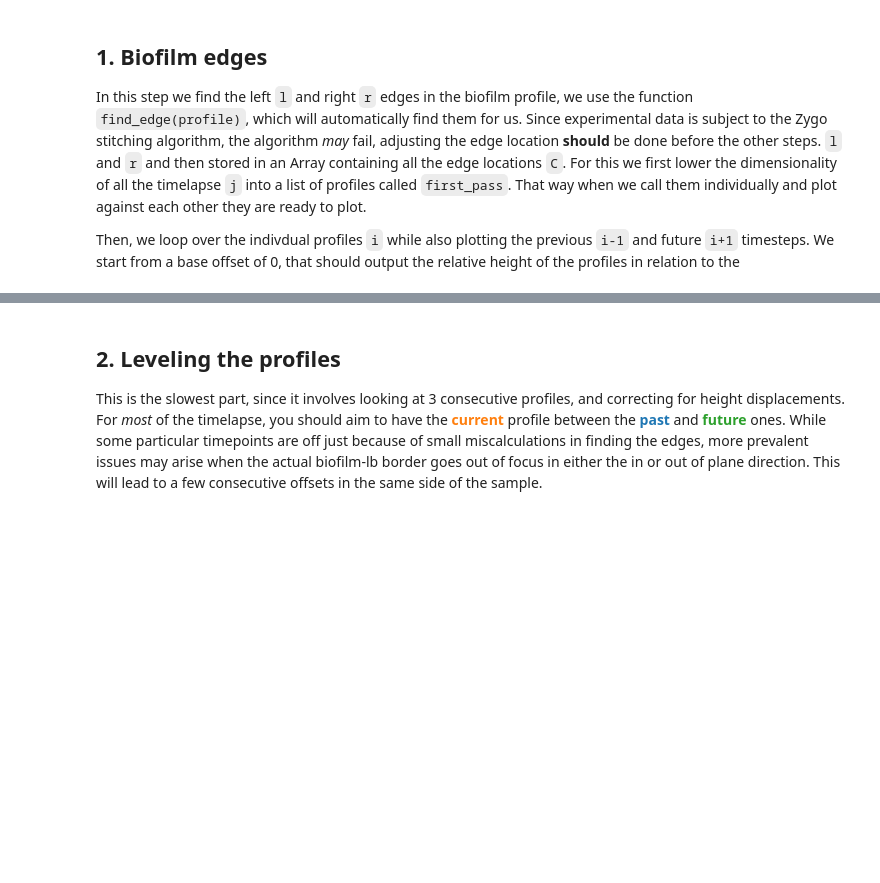
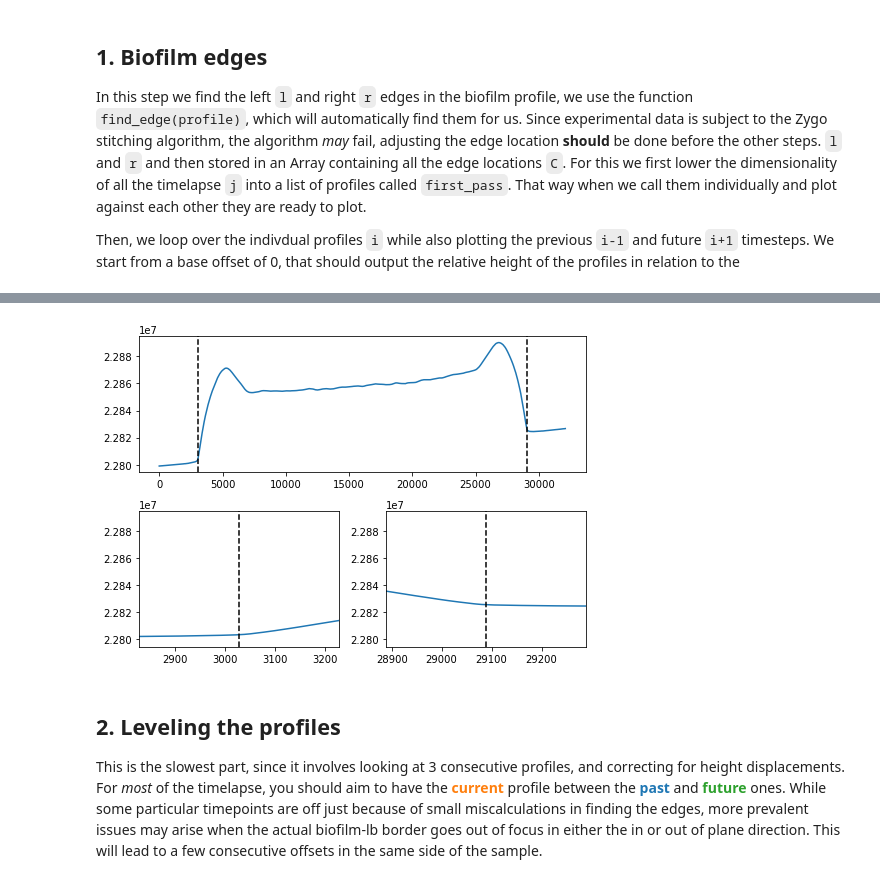
Before and after one commit to pbravoc/biofilm_surface_growth, a Jupyter notebook: data/clean_tutorial.ipynb, the cells around one changed output, grey strips where cells are left out. Saved outputs shown, nothing was run; the diff lists cells and outputs as text; code cells hidden in the pictures; blank space fills up the shorter version.

```diff
--- a/data/clean_tutorial.ipynb
+++ b/data/clean_tutorial.ipynb
@@ -223,10 +347,12 @@ plt.plot(C)
 # %%
 # Here we loop over each profile
-i = 12
-#C[i,0] = C[i-1, 0]
-#C[i,1] = 29700
+i = 18
+#C[i,0] += 10
+#C[i,1] = C[i-1, 1]+50
 
 plot_bounds(i, C, 200)
+# %% [output]
+[figure, added]
 # %%
 np.save(folder+"Clean/bounds_C.npy", C)
 # %% [markdown]
```
Also changed, not shown: parts of 16 cells of this notebook, 6 other files.
